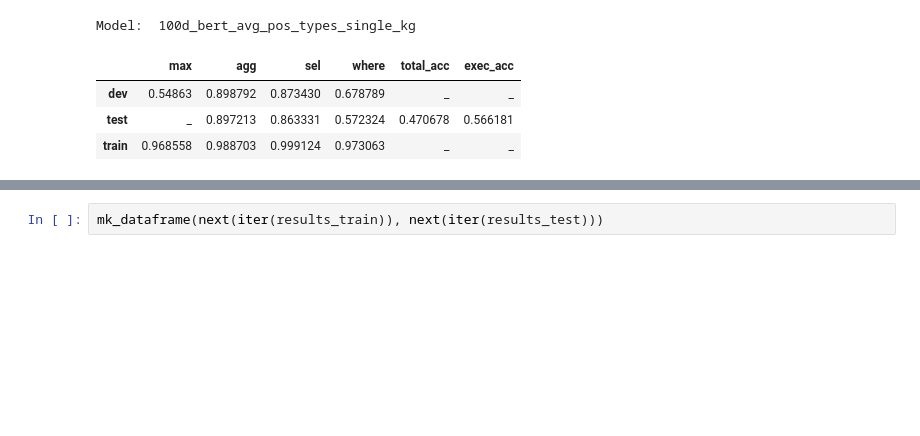
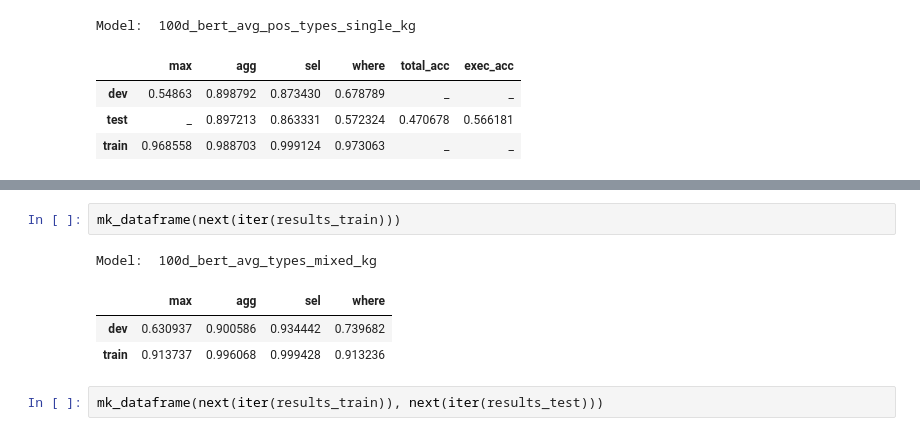
Before and after one commit to LukasMut/TypeSQL-plus-BERT, a Jupyter notebook: results.ipynb, the cells around one changed output, grey strips where cells are left out. Drawn from its saved outputs; the diff is of its cells as text; blank space fills up the shorter version.

```diff
--- a/results.ipynb
+++ b/results.ipynb
@@ -65,3 +65,10 @@ Model:  100d_bert_avg_types_homogeneous_kg
+# %%
+mk_dataframe(next(iter(results_train)))
+# %% [output]
+Model:  100d_bert_avg_types_mixed_kg
+|  | max | agg | sel | where |
+| dev | 0.630937 | 0.900586 | 0.934442 | 0.739682 |
+| train | 0.913737 | 0.996068 | 0.999428 | 0.913236 |
 # %%
 mk_dataframe(next(iter(results_train)), next(iter(results_test)))
 # %% [output]
```
Also changed, not shown: parts of 3 cells of this notebook.
